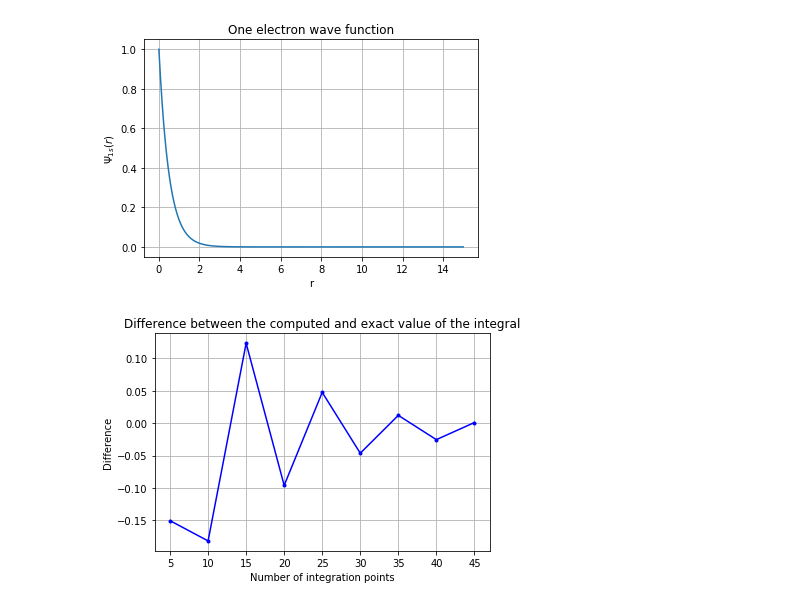
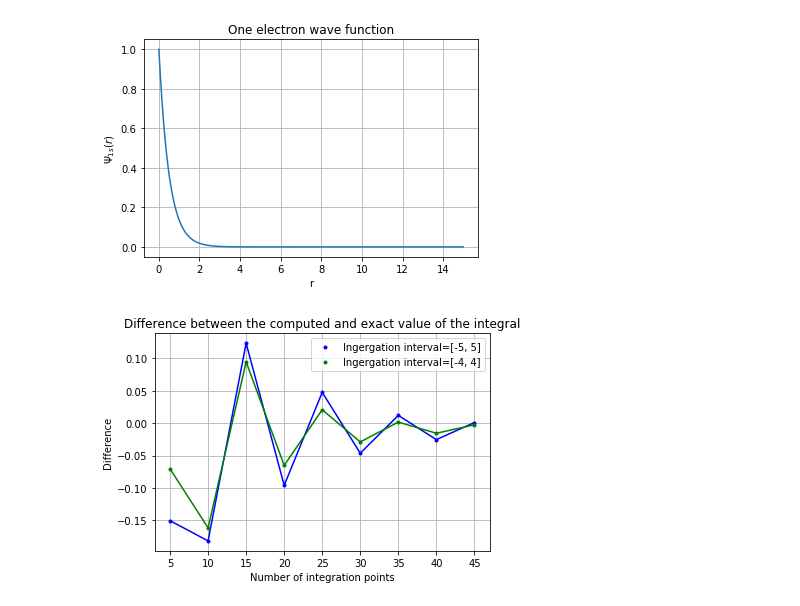
Before and after one commit to Krissvang/Computational-Physics-group, a Jupyter notebook: Project3/cpp/Gauss_plot.ipynb, the cells around one changed output. Drawn from its saved outputs; the diff is of its cells as text; code cells hidden in the pictures.

```diff
--- a/Project3/cpp/Gauss_plot.ipynb
+++ b/Project3/cpp/Gauss_plot.ipynb
@@ -20,32 +20,42 @@ plt.figure()
 #Here we plot the one electron function
 plt.plot(x,f)
 plt.grid(True)
 plt.title(r"One electron wave function")
 plt.ylabel(r"$\Psi_{1s}(r)$")
 plt.xlabel(r"r")
 plt.savefig("Gauss_result/Plot.pdf")
 
 
 file_values = np.array([0,1,2,3,4,5,6,7,8])
 n_values = np.zeros(9)
 integral = np.zeros(9)
 result=0.19276571095877654
 
+n_values1 = np.zeros(9)
+integral1 = np.zeros(9)
+
 for num_file in file_values:
     fname="Gauss_result/leg_%d" % num_file
+    fname1="Gauss_result/leg%d" % num_file
     infile=open(fname, "r")
+    infile1=open(fname1, "r")
     lines=infile.readlines()
+    lines1=infile1.readlines()
     n_values[num_file]=int(lines[2])
     integral[num_file]=float(lines[6])
+    integral1[num_file]=float(lines1[6])
 
 plt.figure()
 plt.plot(n_values,integral-result, "b")
+plt.plot(n_values,integral1-result, "g")
 plt.grid(True)
-plt.plot(n_values,integral-result, "b.", label='badint')
+figure,=plt.plot(n_values,integral-result, "b.", label='Ingergation interval=[-5, 5]')
+figure1,=plt.plot(n_values,integral1-result, "g.", label='Ingergation interval=[-4, 4]')
+plt.legend([figure, figure1], ['Ingergation interval=[-5, 5]', 'Ingergation interval=[-4, 4]'])
 plt.title(r"Difference between the computed and exact value of the integral")
 plt.ylabel(r"Difference")
 plt.xlabel(r"Number of integration points")
 plt.savefig("Gauss_result/Comparation.pdf")
 # %% [output]
 [figure]
-[figure, old version]
+[figure, new version]
```
